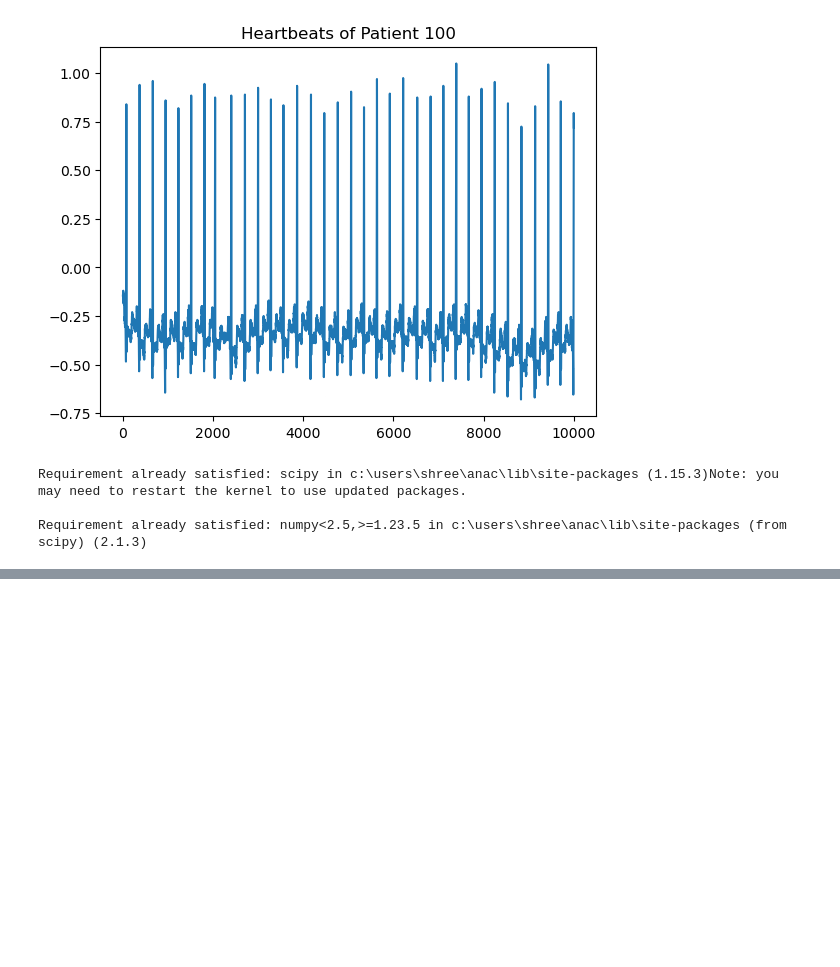
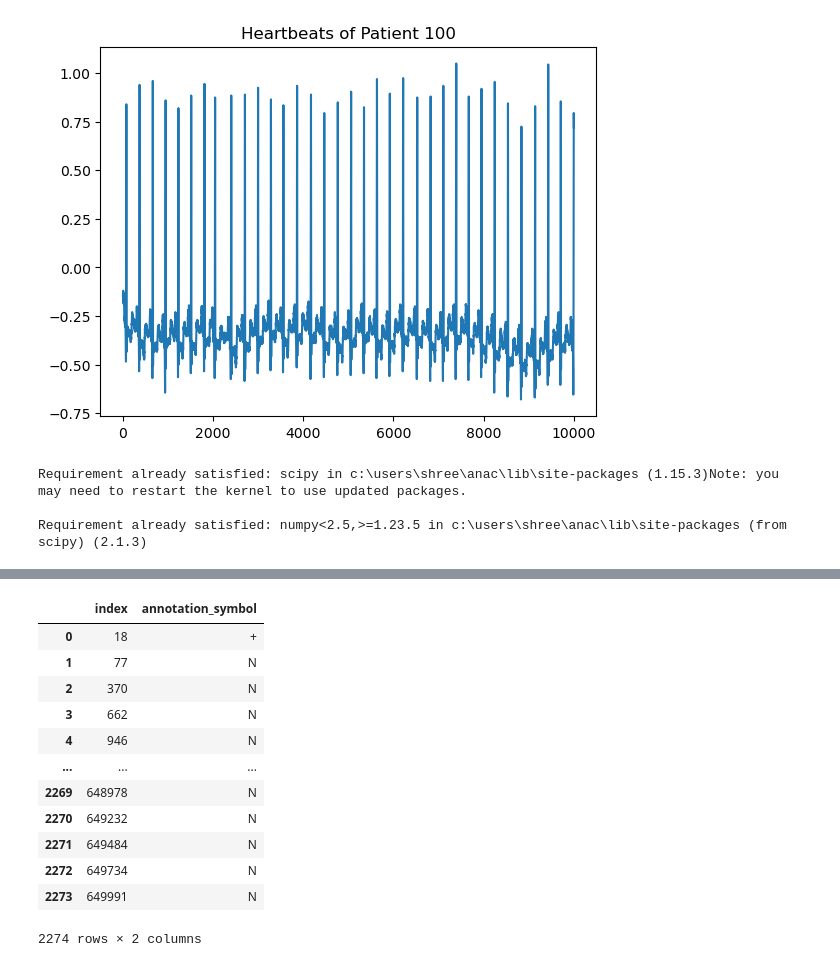
Before and after one commit to simplyshree/ECG-Signal-Processing-for-Arrhythmia-Detection, a Jupyter notebook: main.ipynb, the cells around one changed output, grey strips where cells are left out. Drawn from its saved outputs; the diff is of its cells as text; code cells hidden in the pictures; blank space fills up the shorter version.

```diff
--- a/main.ipynb
+++ b/main.ipynb
@@ -143,0 +178,16 @@ ekg_files = [f for f in os.listdir(folder_path) if f.endswith('.csv') and 'ekg'
+# %%
+ann_df
+# %% [output]
+|  | index | annotation_symbol |
+| 0 | 18 | + |
+| 1 | 77 | N |
+| 2 | 370 | N |
+| 3 | 662 | N |
+| 4 | 946 | N |
+| ... | ... | ... |
+| 2269 | 648978 | N |
+| 2270 | 649232 | N |
+| 2271 | 649484 | N |
+| 2272 | 649734 | N |
+| 2273 | 649991 | N |
+2274 rows × 2 columns
```
Also changed, not shown: parts of 15 cells of this notebook.
